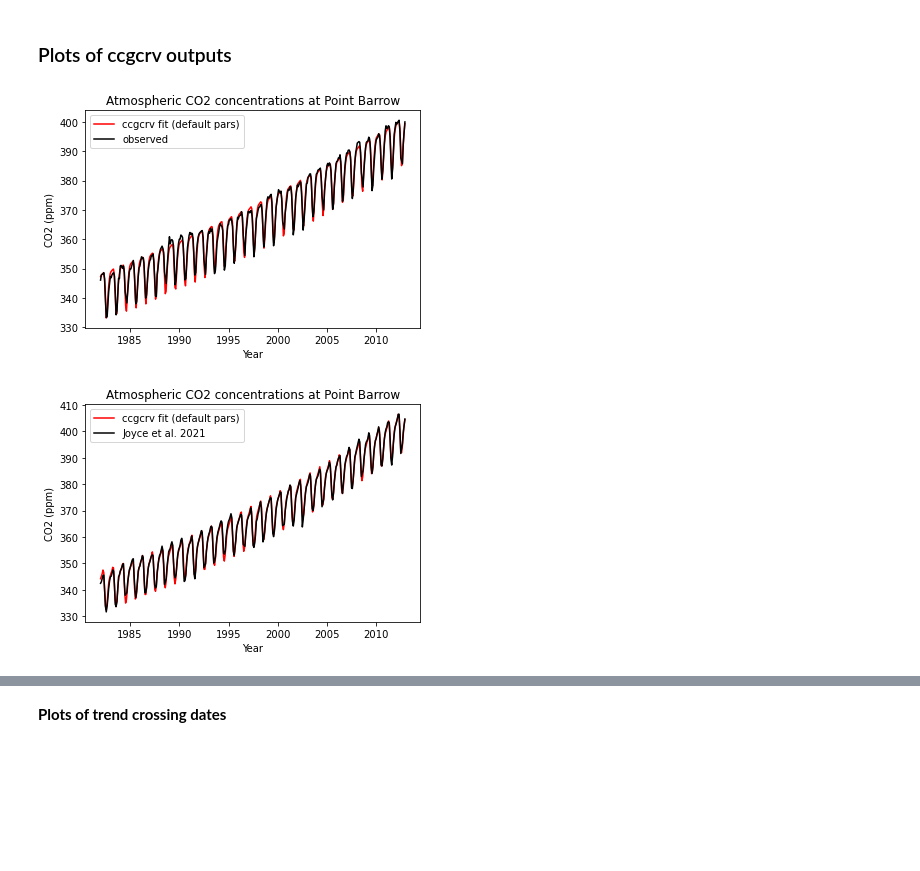
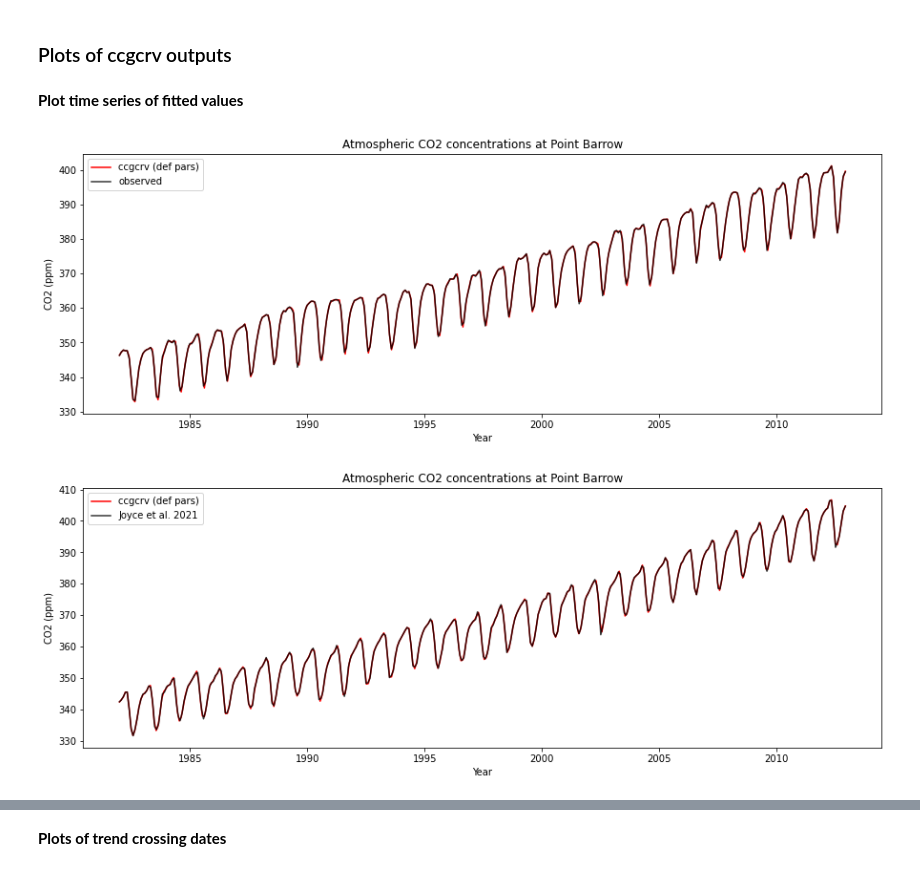
Before and after one commit to femoyano/co2_analysis, a Jupyter notebook: CO2_analysis.ipynb, the cells around one changed output, grey strips where cells are left out. Saved outputs shown, nothing was run; the diff lists cells and outputs as text; code cells hidden in the pictures; blank space fills up the shorter version.

Commit message:
ccgcrv analysis files

```diff
--- a/CO2_analysis.ipynb
+++ b/CO2_analysis.ipynb
@@ -21,10 +37,12 @@ import matplotlib.pyplot as plt
 # %%
 # Read in files
-file_brw_obs = Path("../data/stations/monthly_comp/BRW_station_co2_observed_insitu.csv")
+file_brw_obs = Path("../data/stations/monthly_comp/BRW_station_co2_observed_flask.csv")
 file_brw_joyce_varyall = Path("../data/stations/monthly_comp/BRW_station_co2_joyce_varyall.csv")
-brw_obs = pd.read_csv(file_brw_obs, header=0, names=['decimal_year', 'co2_obs'])
-brw_jva = pd.read_csv(file_brw_joyce_varyall, header=0, names=['decimal_year', 'co2_joyce'])
+brw_obs = pd.read_csv(file_brw_obs, header=0, names=['year', 'month', 'co2_obs'])
+brw_jva = pd.read_csv(file_brw_joyce_varyall, header=0, names=['year', 'month', 'co2_joyce'])
 # %%
 # Merge the data
-co2_brw = pd.merge(brw_obs, brw_jva, on="decimal_year")
+co2_brw = pd.merge(brw_obs, brw_jva, on=('year', 'month'))
+co2_brw['decimal_year'] = np.round(co2_brw.apply(lambda row: ccg_dates.decimalDate(row['year'].astype(int),
+        row['month'].astype(int), 1), axis=1), 2)
 # %%
@@ -88,12 +108,10 @@ def fit_ccgcrv(xp, yp, pars):
     yp = yp[nna].to_numpy()
 
     # create the ccgfilt object
-    filt = ccg_filter.ccgFilter(
-        xp=xp, yp=yp, shortterm=pars['shortterm'],
-        longterm=pars['longterm'], sampleinterval=pars['sampleinterval'],
-        numpolyterms=pars['numpolyterms'], numharmonics=pars['numharmonics'],
-        timezero=pars['timezero'], gap=pars['gap'], debug=pars['debug']
-        )
+    filt = ccg_filter.ccgFilter(xp=xp, yp=yp,
+        shortterm=pars['shortterm'], longterm=pars['longterm'], sampleinterval=pars['sampleinterval'],
+        numpolyterms=pars['numpolyterms'], numharmonics=pars['numharmonics'], timezero=pars['timezero'],
+        gap=pars['gap'], debug=pars['debug'], use_gain_factor= pars['use_gain_factor'])
 
     mm = filt.getMonthlyMeans()
     amps = filt.getAmplitudes()
@@ -107,7 +125,7 @@ def fit_ccgcrv(xp, yp, pars):
     y4 = filt.getTrendValue(x0)
 
     data_in = pd.DataFrame(data=np.array([xp, yp]).transpose(), columns=['year_dec', 'co2'])
-    mod_out = pd.DataFrame(data=np.array([x0,y1,y2,y3,y4]).transpose(), columns=['year_dec', 'fit', 'poly', 'smooth', 'trend'])
+    mod_out = pd.DataFrame(data=np.array([x0,y1,y2,y3,y4]).transpose(), columns=['year_dec', 'polyharm', 'poly', 'smooth', 'trend'])
     amplitude = pd.DataFrame(amps, columns=['year', 'amplitude', 'max_date', 'max_value', 'min_date', 'min_value'])
     tcross = pd.DataFrame(list(zip(tcup, tcdown)), columns=['tcup', 'tcdown'])
     out = {'data_in': data_in, 'model_out': mod_out, 'monthly_mean': mm, 'amplitude': amplitude, 'trend_cross': tcross}
@@ -117,12 +135,11 @@ def fit_ccgcrv(xp, yp, pars):
 pars = {
     'shortterm': 80,
     'longterm': 667,
-    'sampleinterval': 30,
+    'sampleinterval': 0,
     'numpolyterms': 3,
     'numharmonics': 4,
     'timezero': -1,
     'gap': 0,
-    'use_gain_factor': False,
     'use_gain_factor': False,
     'debug': False
 }
@@ -147,22 +254,24 @@ tcross_joyce = ccgfit_joyce['trend_cross']
+# %% [markdown]
+**Plot time series of fitted values**
 # %%
 # Plot time series of CO2 values
-plt.plot(fit_obs['year_dec'], fit_obs['fit'], color="red", label='ccgcrv fit (default pars)')
-plt.plot(data_obs['year_dec'], data_obs['co2'], color="black", label='observed')
+plt.plot(fit_obs['year_dec'], fit_obs['smooth'], color="red", label='ccgcrv (def pars)')
+plt.plot(data_obs['year_dec'], data_obs['co2'], color="black", label='observed', alpha=0.8)
 plt.legend(loc="upper left")
 plt.title('Atmospheric CO2 concentrations at Point Barrow')
 plt.ylabel('CO2 (ppm)')
 plt.xlabel('Year')
 plt.show()
 
-plt.plot(fit_joyce['year_dec'], fit_joyce['fit'], color="red", label='ccgcrv fit (default pars)')
-plt.plot(data_joyce['year_dec'], data_joyce['co2'], color="black", label='Joyce et al. 2021')
+plt.plot(fit_joyce['year_dec'], fit_joyce['smooth'], color="red", label='ccgcrv (def pars)')
+plt.plot(data_joyce['year_dec'], data_joyce['co2'], color="black", label='Joyce et al. 2021', alpha=0.8)
 plt.legend(loc="upper left")
 plt.title('Atmospheric CO2 concentrations at Point Barrow')
 plt.ylabel('CO2 (ppm)')
 plt.xlabel('Year')
 plt.show()
 # %% [output]
-[figure, old version]
+[figure, new version]
-[figure, old version]
+[figure, new version]
 # %%
 # Plot time series of CO2 seasonal amplitudes
```
Also changed, not shown: parts of 23 cells of this notebook, 10 other files.
